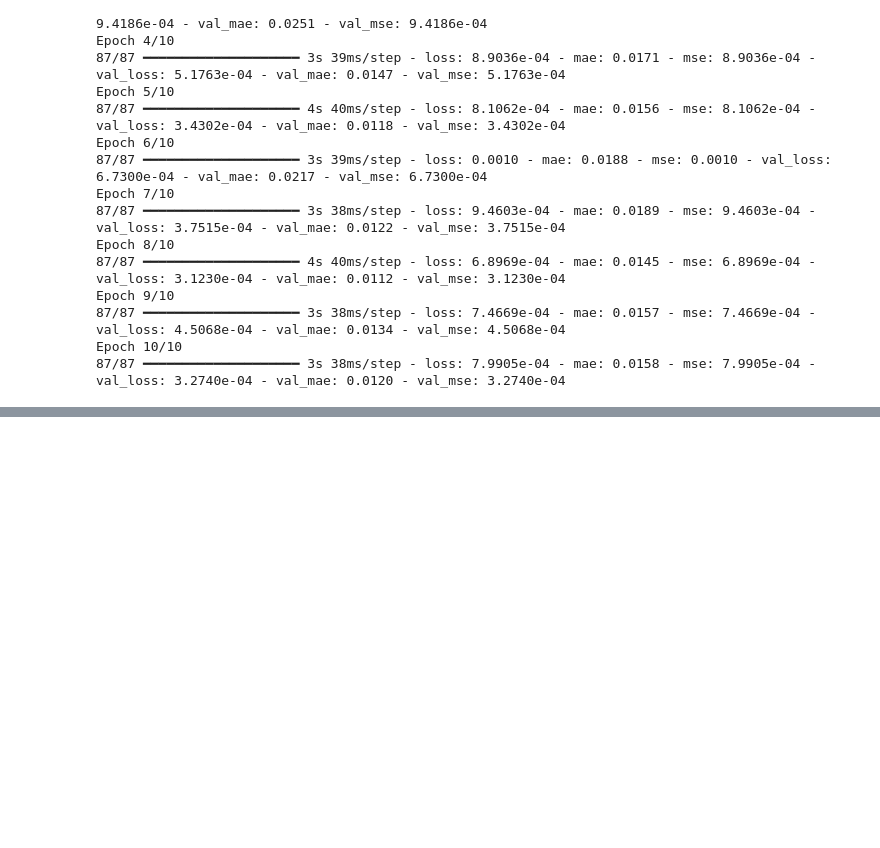
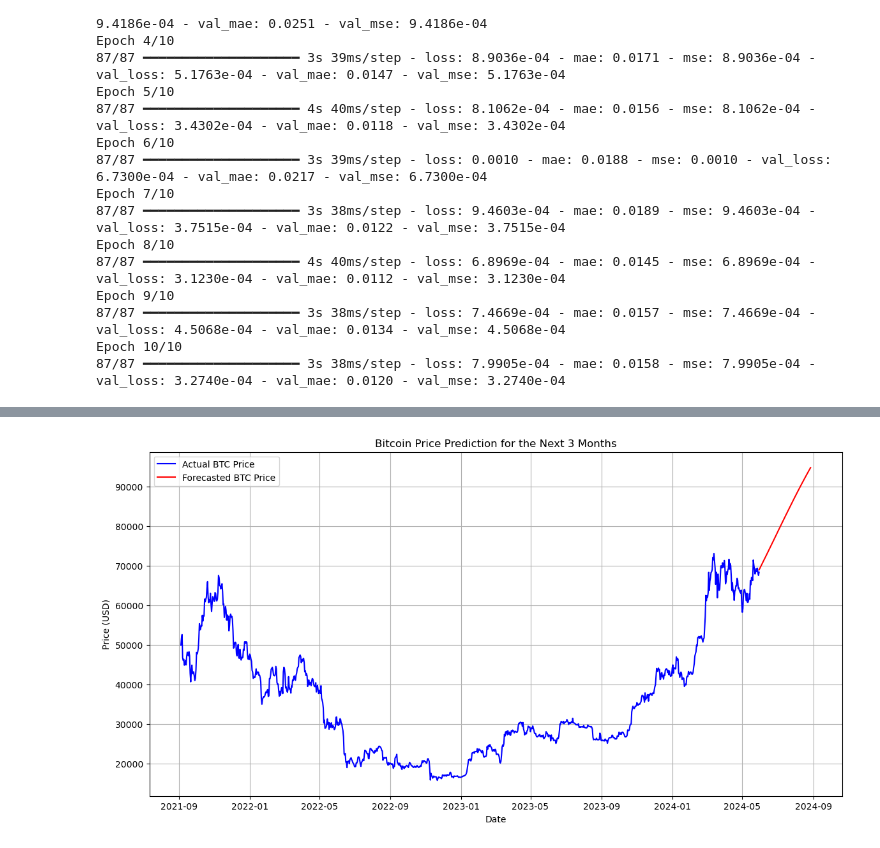
Before and after one commit to khan-asim-88/Comparative-Analysis-of-Time-Series-Forecasting-Models-for-Cryptocurrency-Price-Prediction, a Jupyter notebook: Code.ipynb, the cells around one changed output, grey strips where cells are left out. Saved outputs shown, nothing was run; the diff lists cells and outputs as text; code cells hidden in the pictures; blank space fills up the shorter version.

Commit message:
GRU Evaluation and Forecast

```diff
--- a/Code.ipynb
+++ b/Code.ipynb
@@ -670,0 +689,6 @@ Epoch 10/10
+# %%
+# Forecasting
+model_gru = create_gru((X_train.shape[1], 1))
+forecast(btc_data['Normalized_Close'].values, model_gru, sequences, labels, EPOCHS, BATCH_SIZE, 90)
+# %% [output]
+[figure, added]
```
Also changed, not shown: parts of 3 cells of this notebook.
